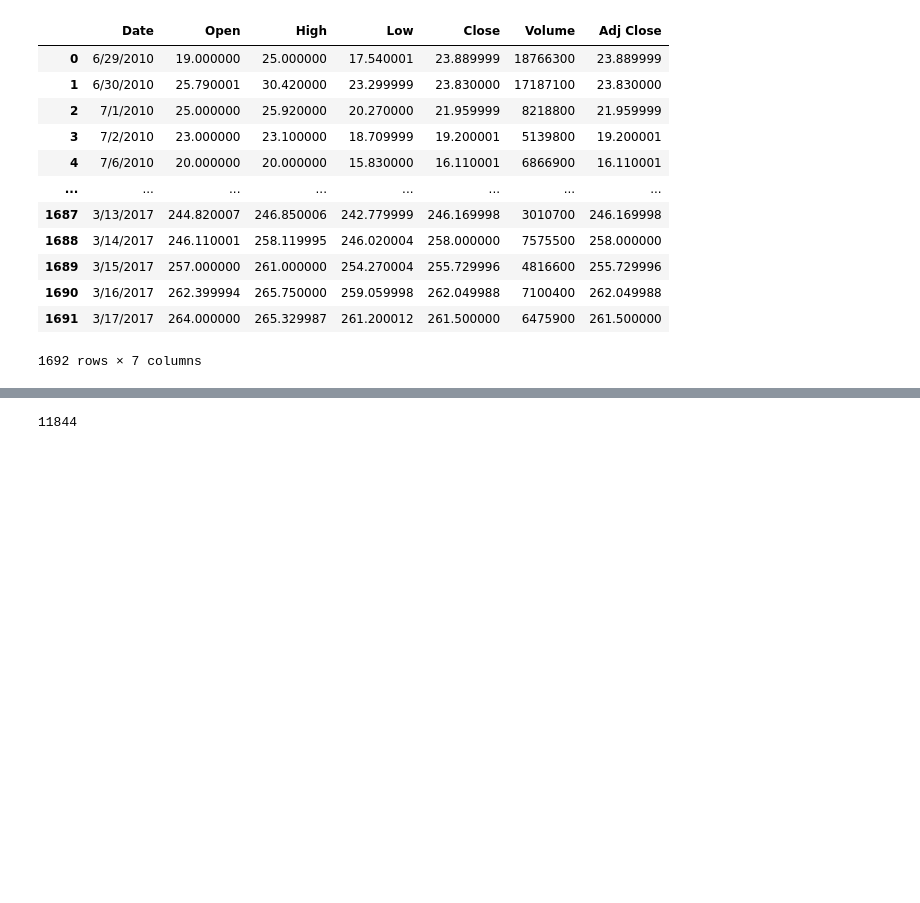
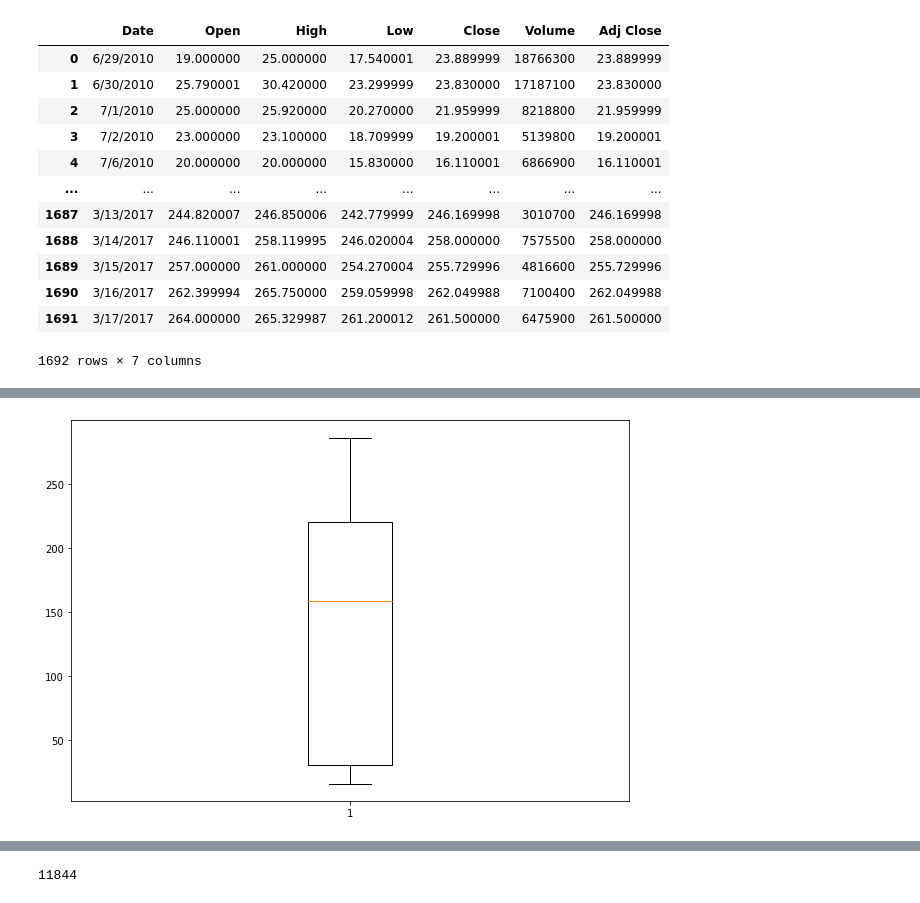
Before and after one commit to aruninimz/ML_Assignment2_IT19139318_IT19142692_-IT19127774_IT19033938, a Jupyter notebook: Stock_Prediction_LinearRegression.ipynb, the cells around one changed output, grey strips where cells are left out. Drawn from its saved outputs; the diff is of its cells as text; code cells hidden in the pictures; blank space fills up the shorter version.

```diff
--- a/Stock_Prediction_LinearRegression.ipynb
+++ b/Stock_Prediction_LinearRegression.ipynb
@@ -33,0 +56,11 @@ dataSet
+# %%
+
+fig = plt.figure(figsize =(10, 7))
+
+# Creating plot
+plt.boxplot(dataSet['Close'])
+
+# show plot
+plt.show()
+# %% [output]
+[figure, added]
```
Also changed, not shown: parts of 25 cells of this notebook.
